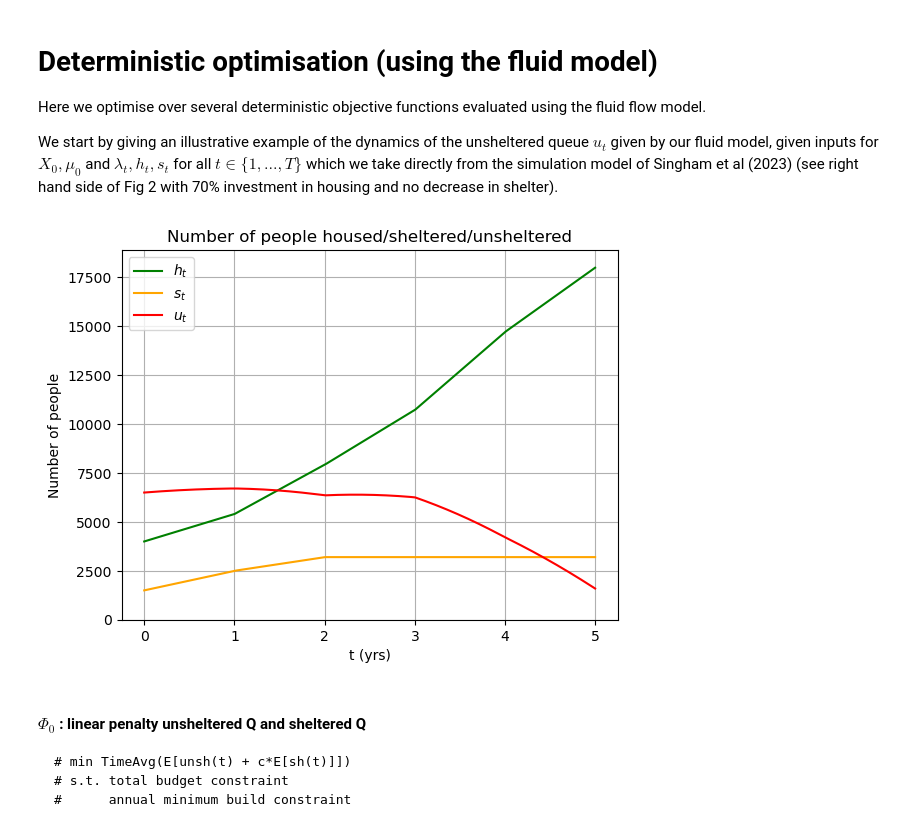
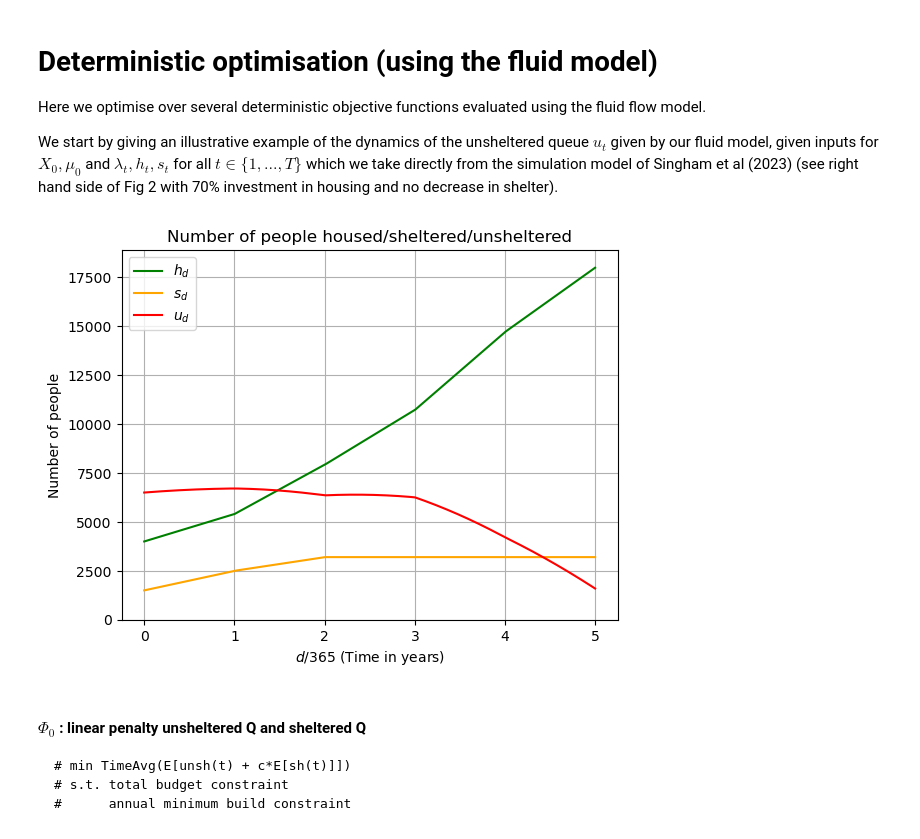
Before and after one commit to grahamburgess3/tvcp, a Jupyter notebook: NumericalResults.ipynb, the cells around one changed output. Cells and saved outputs as stored; diff of their text form; code cells hidden in the pictures.

Commit message:
update axes in chart

```diff
--- a/NumericalResults.ipynb
+++ b/NumericalResults.ipynb
@@ -14,32 +14,32 @@ import numpy as np
 # %%
 # Get data
 with open('data_singham23.json') as json_file:
     data = json.load(json_file)
 
 # Modelling horizonT_a is decision horizon, T_b is extra modelling horizon - here set to 0
 T_a = 5
 T_b = 0
 
 # Modeling
 model = fl.FluidFlowModel(data, data['solution'], T_a, T_b)
 T = [i/365 for i in range((T_a+T_b)*365)]
 model.analyse(T)
 
 # Plotting
 fig, ax = plt.subplots()
 ymax = max(model.h_t + model.sh_t + model.unsh_t)
 x = [t/365 for t in range((T_a+T_b)*365)]
 ax.plot(x, model.h_t, color = 'green')
 ax.plot(x, model.sh_t, color = 'orange')
 ax.plot(x, model.unsh_t, color = 'red')
-ax.set(xlabel='t (yrs)', ylabel='Number of people',
+ax.set(xlabel="$d/365$ (Time in years)", ylabel='Number of people',
        title='Number of people housed/sheltered/unsheltered')
-ax.legend(["$h_t$", "$s_t$", "$u_t$"], loc="upper left")
+ax.legend(["$h_d$", "$s_d$", "$u_d$"], loc="upper left")
 ax.grid()
 ax.set_ylim(0,ymax*1.05)
 plt.show()
 # %% [output]
-[figure, old version]
+[figure, new version]
 # %% [markdown]
 ####  $\Phi_0$ : linear penalty unsheltered Q and sheltered Q
     # min TimeAvg(E[unsh(t) + c*E[sh(t)]])
```
